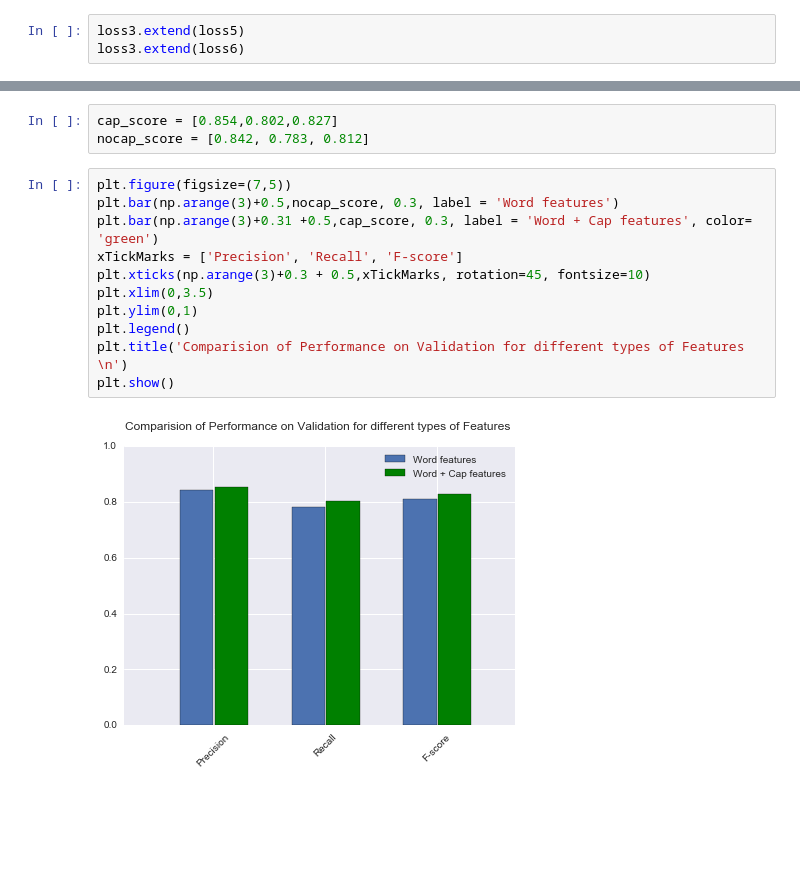
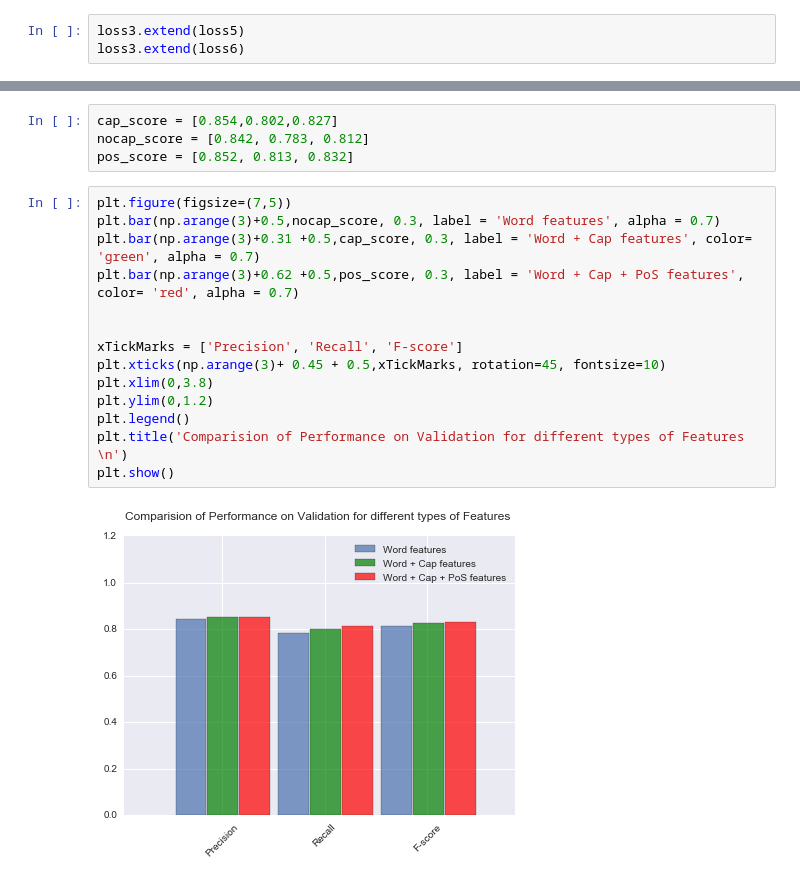
Before and after one commit to eneyi/cs287, a Jupyter notebook: HW5/notebook/Plot.ipynb, the cells around one changed output, grey strips where cells are left out. Drawn from its saved outputs; the diff is of its cells as text; blank space fills up the shorter version.

```diff
--- a/HW5/notebook/Plot.ipynb
+++ b/HW5/notebook/Plot.ipynb
@@ -79,16 +93,20 @@ plt.show()
 # %%
 cap_score = [0.854,0.802,0.827]
 nocap_score = [0.842, 0.783, 0.812]
+pos_score = [0.852, 0.813, 0.832]
 # %%
 plt.figure(figsize=(7,5))
-plt.bar(np.arange(3)+0.5,nocap_score, 0.3, label = 'Word features')
-plt.bar(np.arange(3)+0.31 +0.5,cap_score, 0.3, label = 'Word + Cap features', color= 'green')
+plt.bar(np.arange(3)+0.5,nocap_score, 0.3, label = 'Word features', alpha = 0.7)
+plt.bar(np.arange(3)+0.31 +0.5,cap_score, 0.3, label = 'Word + Cap features', color= 'green', alpha = 0.7)
+plt.bar(np.arange(3)+0.62 +0.5,pos_score, 0.3, label = 'Word + Cap + PoS features', color= 'red', alpha = 0.7)
+
+
 xTickMarks = ['Precision', 'Recall', 'F-score']
-plt.xticks(np.arange(3)+0.3 + 0.5,xTickMarks, rotation=45, fontsize=10)
-plt.xlim(0,3.5)
-plt.ylim(0,1)
+plt.xticks(np.arange(3)+ 0.45 + 0.5,xTickMarks, rotation=45, fontsize=10)
+plt.xlim(0,3.8)
+plt.ylim(0,1.2)
 plt.legend()
 plt.title('Comparision of Performance on Validation for different types of Features \n')
 plt.show()
 # %% [output]
-[figure, old version]
+[figure, new version]
```
Also changed, not shown: parts of 4 cells of this notebook, 12 other files.
